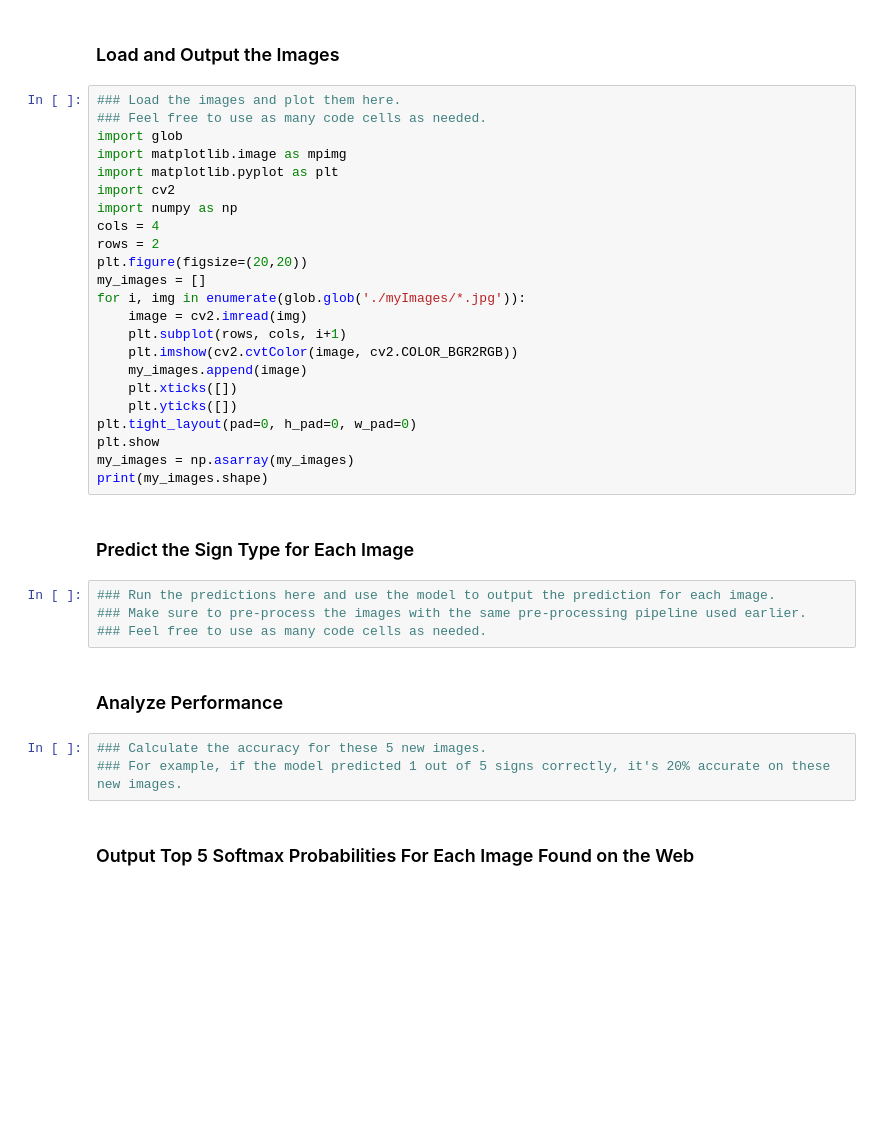
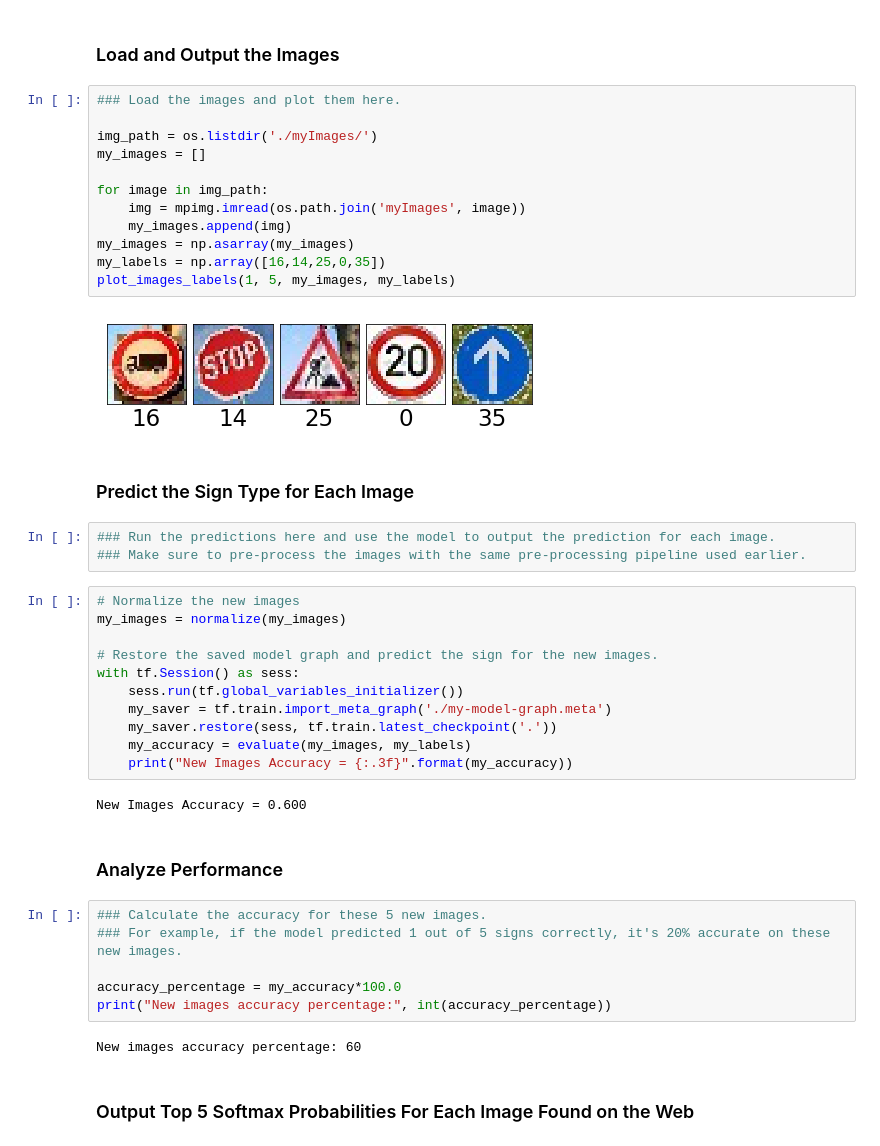
Before and after one commit to ssssundar/Traffic_Sign_Classifier, a Jupyter notebook: Traffic_Sign_Classifier.ipynb, the cells around one changed output. Drawn from its saved outputs; the diff is of its cells as text; blank space fills up the shorter version.

```diff
--- a/Traffic_Sign_Classifier.ipynb
+++ b/Traffic_Sign_Classifier.ipynb
@@ -470,40 +505,48 @@ To give yourself more insight into how your model is working, download at least
 You may find `signnames.csv` useful as it contains mappings from the class id (integer) to the actual sign name.
 # %% [markdown]
 ### Load and Output the Images
-# %%
-### Load the images and plot them here.
-### Feel free to use as many code cells as needed.
-import glob
-import matplotlib.image as mpimg
-import matplotlib.pyplot as plt
-import cv2
-import numpy as np
-cols = 4
-rows = 2
-plt.figure(figsize=(20,20))
-my_images = []
-for i, img in enumerate(glob.glob('./myImages/*.jpg')):
-    image = cv2.imread(img)
-    plt.subplot(rows, cols, i+1)
-    plt.imshow(cv2.cvtColor(image, cv2.COLOR_BGR2RGB))
-    my_images.append(image)
-    plt.xticks([])
-    plt.yticks([])
-plt.tight_layout(pad=0, h_pad=0, w_pad=0)
-plt.show
-my_images = np.asarray(my_images)
-print(my_images.shape)
+# %%
+### Load the images and plot them here.
+
+img_path = os.listdir('./myImages/')
+my_images = []
+
+for image in img_path:
+    img = mpimg.imread(os.path.join('myImages', image))
+    my_images.append(img)
+my_images = np.asarray(my_images)
+my_labels = np.array([16,14,25,0,35])
+plot_images_labels(1, 5, my_images, my_labels)
+# %% [output]
+[figure, added]
 # %% [markdown]
 ### Predict the Sign Type for Each Image
 # %%
 ### Run the predictions here and use the model to output the prediction for each image.
 ### Make sure to pre-process the images with the same pre-processing pipeline used earlier.
-### Feel free to use as many code cells as needed.
+# %%
+# Normalize the new images
+my_images = normalize(my_images)
+
+# Restore the saved model graph and predict the sign for the new images.
+with tf.Session() as sess:
+    sess.run(tf.global_variables_initializer())
+    my_saver = tf.train.import_meta_graph('./my-model-graph.meta')
+    my_saver.restore(sess, tf.train.latest_checkpoint('.'))
+    my_accuracy = evaluate(my_images, my_labels)
+    print("New Images Accuracy = {:.3f}".format(my_accuracy))
+# %% [output]
+New Images Accuracy = 0.600
 # %% [markdown]
 ### Analyze Performance
 # %%
 ### Calculate the accuracy for these 5 new images.
 ### For example, if the model predicted 1 out of 5 signs correctly, it's 20% accurate on these new images.
+
+accuracy_percentage = my_accuracy*100.0
+print("New images accuracy percentage:", int(accuracy_percentage))
+# %% [output]
+New images accuracy percentage: 60
 # %% [markdown]
 ### Output Top 5 Softmax Probabilities For Each Image Found on the Web
 # %% [markdown]
```
Also changed, not shown: parts of 25 cells of this notebook.
